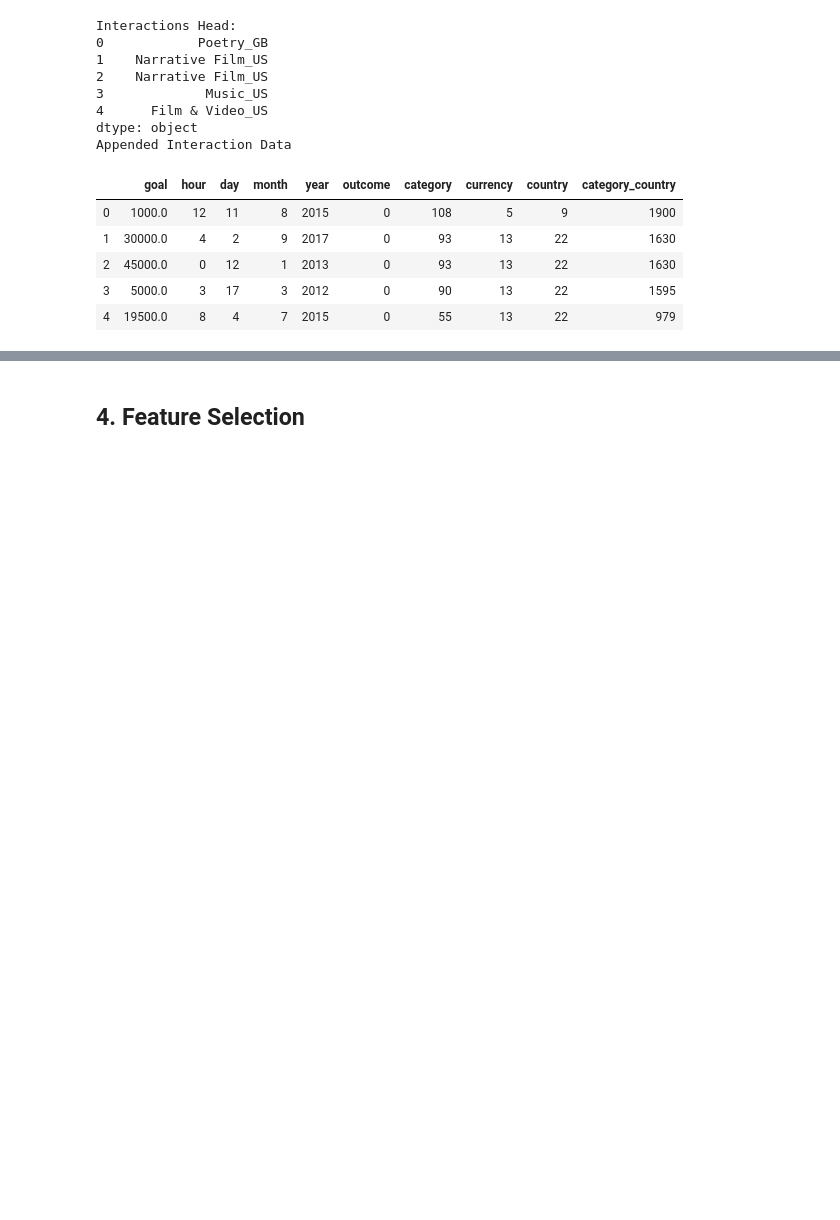
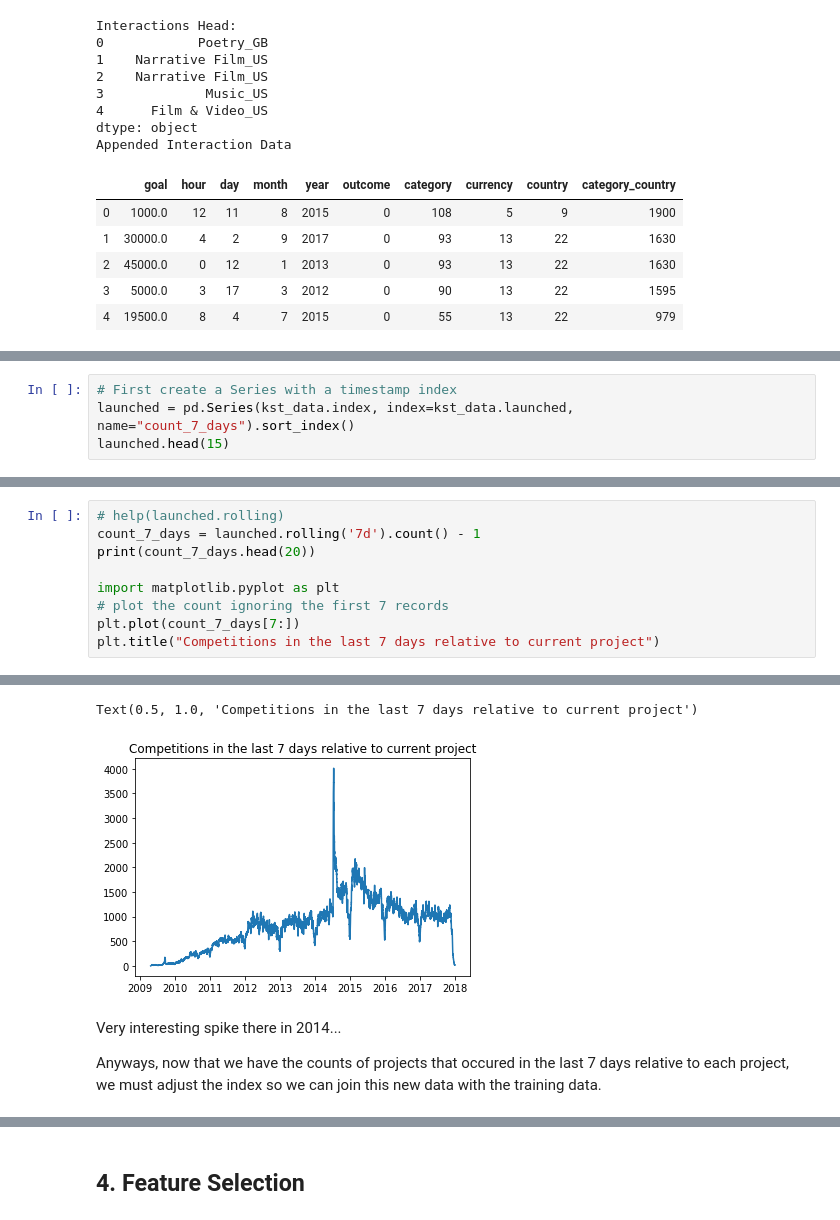
Before and after one commit to tyler-wel/kaggle_training, a Jupyter notebook: 4_feature_engineering/feature_engineering_overview.ipynb, the cells around one changed output, grey strips where cells are left out. Saved outputs shown, nothing was run; the diff lists cells and outputs as text; blank space fills up the shorter version.

```diff
--- a/4_feature_engineering/feature_engineering_overview.ipynb
+++ b/4_feature_engineering/feature_engineering_overview.ipynb
@@ -356,0 +362,4 @@ Appended Interaction Data
+# %%
+# First create a Series with a timestamp index
+launched = pd.Series(kst_data.index, index=kst_data.launched, name="count_7_days").sort_index()
+launched.head(15)
@@ -356,0 +388,10 @@ Appended Interaction Data
+# %%
+# help(launched.rolling)
+count_7_days = launched.rolling('7d').count() - 1
+print(count_7_days.head(20))
+
+import matplotlib.pyplot as plt
+# plot the count ignoring the first 7 records
+plt.plot(count_7_days[7:])
+plt.title("Competitions in the last 7 days relative to current project")
+# %% [output]
@@ -356,0 +415,6 @@ Appended Interaction Data
+Text(0.5, 1.0, 'Competitions in the last 7 days relative to current project')
+[figure, added]
+# %% [markdown]
+Very interesting spike there in 2014...
+
+Anyways, now that we have the counts of projects that occured in the last 7 days relative to each project, we must adjust the index so we can join this new data with the training data.
```
Also changed, not shown: parts of 15 cells of this notebook.
